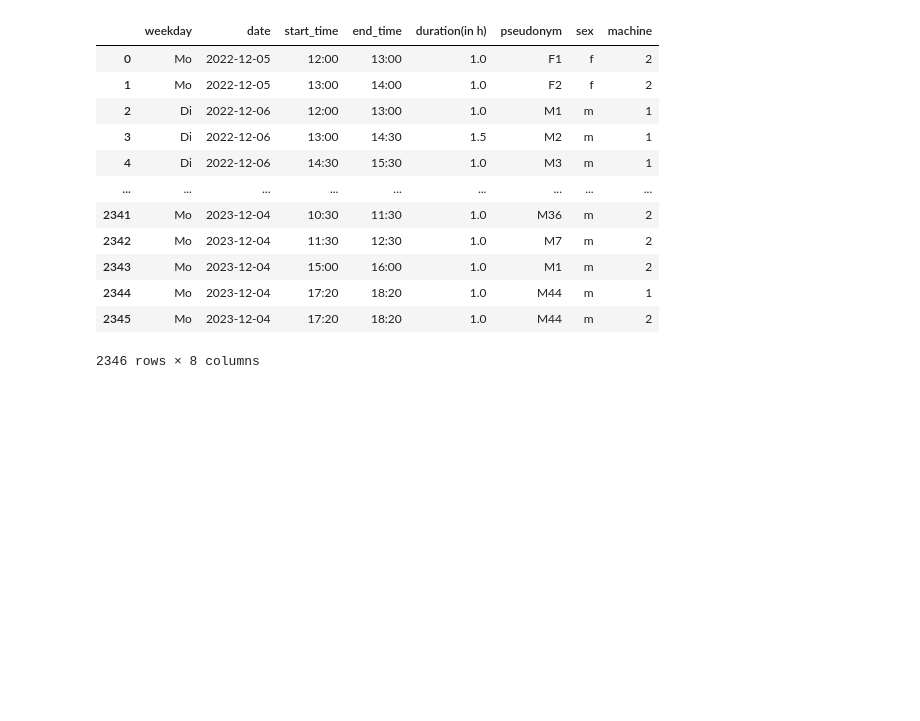
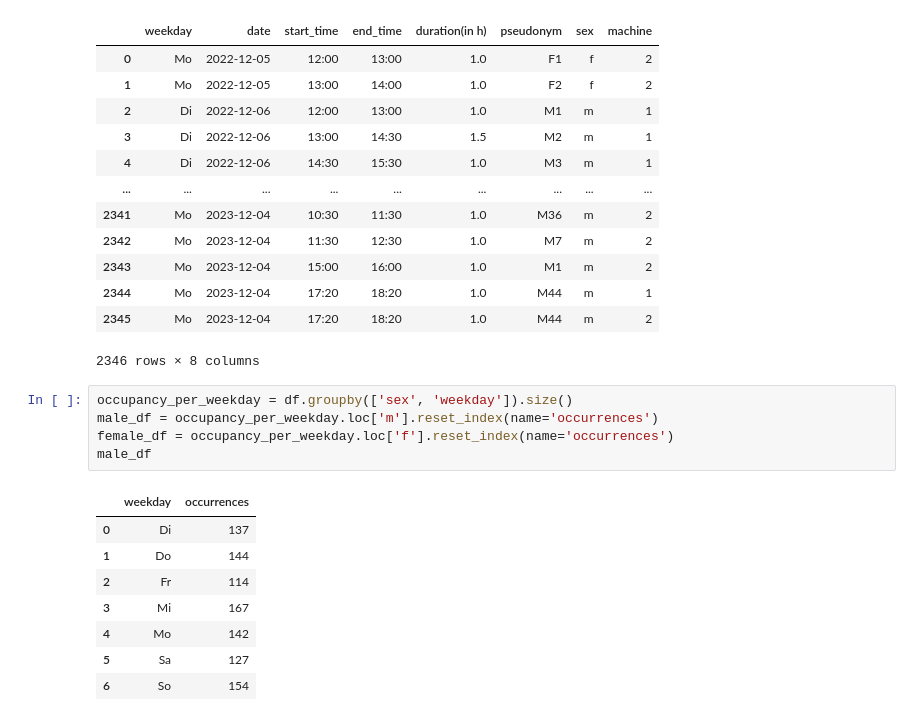
Before and after one commit to lenardrommel/washingmachine-analysis, a Jupyter notebook: src/analysis/analysis.ipynb, the cells around one changed output. Drawn from its saved outputs; the diff is of its cells as text; blank space fills up the shorter version.

```diff
--- a/src/analysis/analysis.ipynb
+++ b/src/analysis/analysis.ipynb
@@ -27,3 +27,17 @@ df
 | 2344 | Mo | 2023-12-04 | 17:20 | 18:20 | 1.0 | M44 | m | 1 |
 | 2345 | Mo | 2023-12-04 | 17:20 | 18:20 | 1.0 | M44 | m | 2 |
 2346 rows × 8 columns
+# %%
+occupancy_per_weekday = df.groupby(['sex', 'weekday']).size()
+male_df = occupancy_per_weekday.loc['m'].reset_index(name='occurrences')
+female_df = occupancy_per_weekday.loc['f'].reset_index(name='occurrences')
+male_df
+# %% [output]
+|  | weekday | occurrences |
+| 0 | Di | 137 |
+| 1 | Do | 144 |
+| 2 | Fr | 114 |
+| 3 | Mi | 167 |
+| 4 | Mo | 142 |
+| 5 | Sa | 127 |
+| 6 | So | 154 |
```
Also changed, not shown: parts of 6 cells of this notebook.
